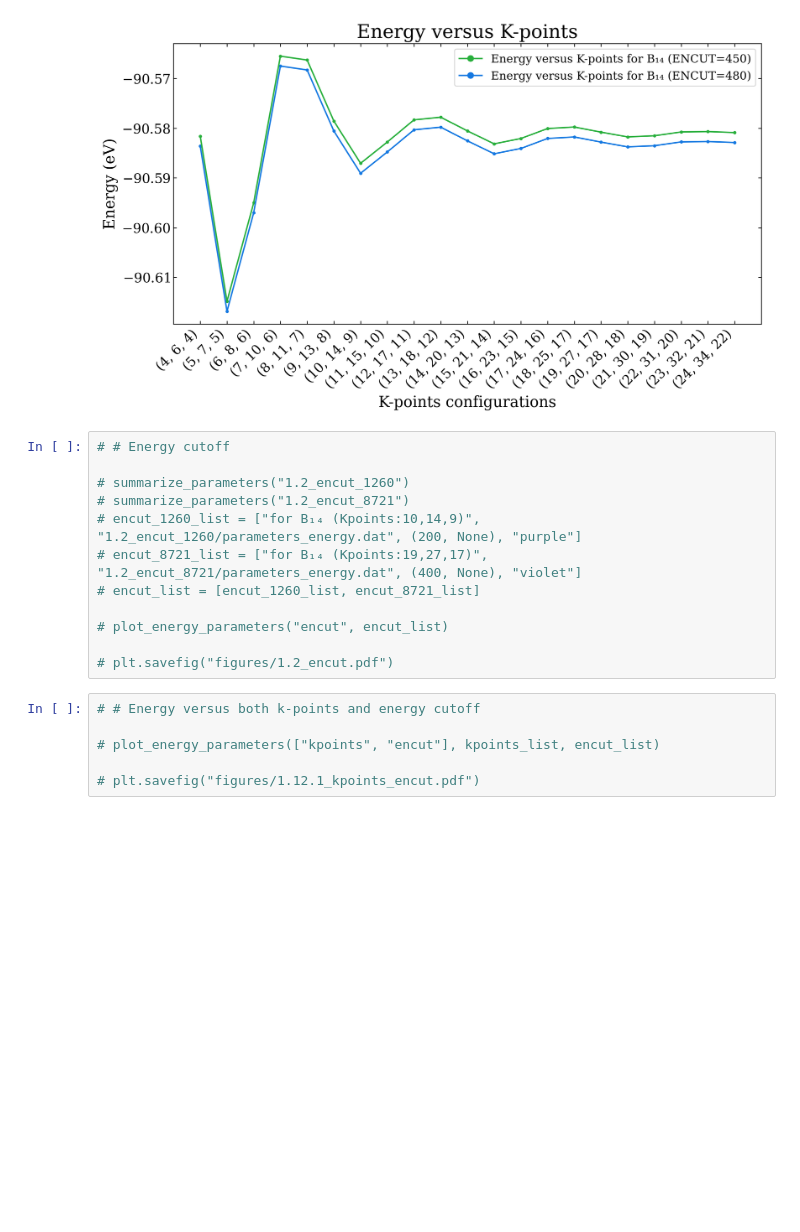
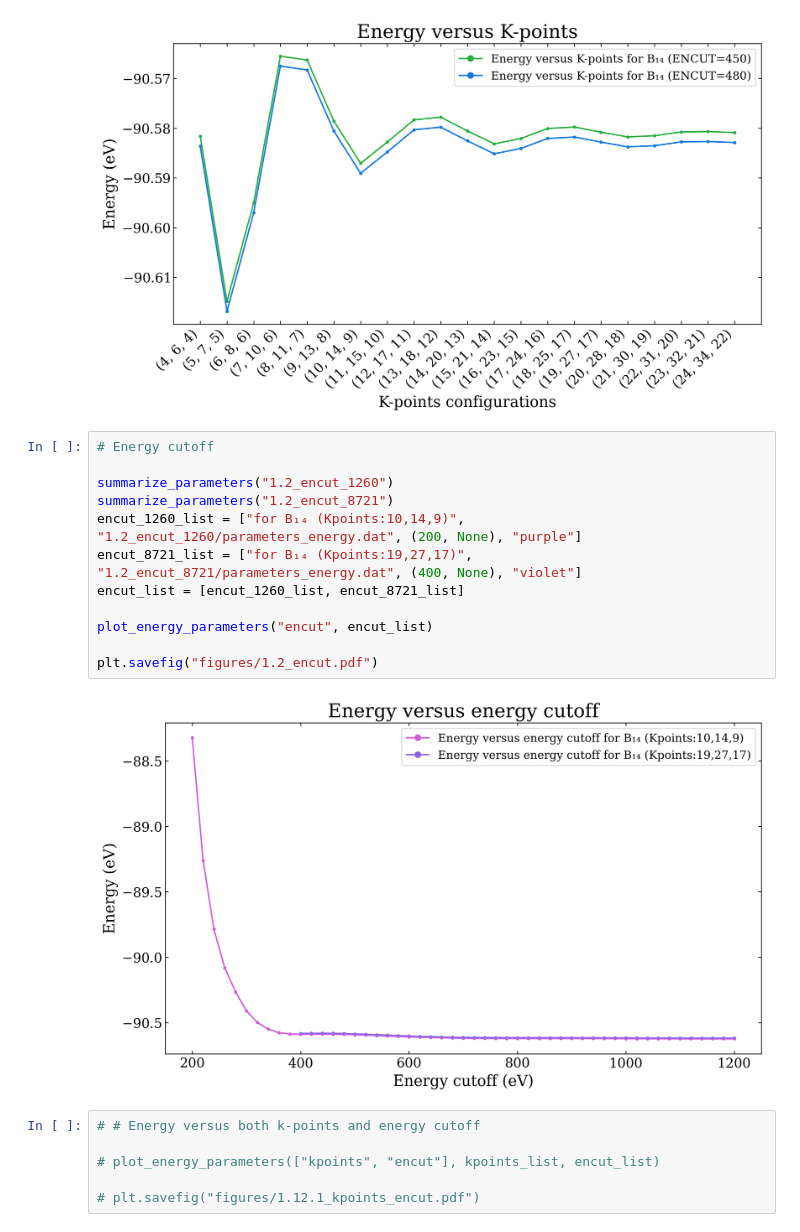
Before and after one commit to Photonico/o-B14_20241024, a Jupyter notebook: 1.0_convergence.ipynb, the cells around one changed output. Drawn from its saved outputs; the diff is of its cells as text; blank space fills up the shorter version.

```diff
--- a/1.0_convergence.ipynb
+++ b/1.0_convergence.ipynb
@@ -26,17 +26,19 @@ plt.savefig("figures/1.1_kpoints.pdf")
 # %% [output]
 [figure]
 # %%
-# # Energy cutoff
+# Energy cutoff
 
-# summarize_parameters("1.2_encut_1260")
-# summarize_parameters("1.2_encut_8721")
-# encut_1260_list = ["for B₁₄ (Kpoints:10,14,9)", "1.2_encut_1260/parameters_energy.dat", (200, None), "purple"]
-# encut_8721_list = ["for B₁₄ (Kpoints:19,27,17)", "1.2_encut_8721/parameters_energy.dat", (400, None), "violet"]
-# encut_list = [encut_1260_list, encut_8721_list]
+summarize_parameters("1.2_encut_1260")
+summarize_parameters("1.2_encut_8721")
+encut_1260_list = ["for B₁₄ (Kpoints:10,14,9)", "1.2_encut_1260/parameters_energy.dat", (200, None), "purple"]
+encut_8721_list = ["for B₁₄ (Kpoints:19,27,17)", "1.2_encut_8721/parameters_energy.dat", (400, None), "violet"]
+encut_list = [encut_1260_list, encut_8721_list]
 
-# plot_energy_parameters("encut", encut_list)
+plot_energy_parameters("encut", encut_list)
 
-# plt.savefig("figures/1.2_encut.pdf")
+plt.savefig("figures/1.2_encut.pdf")
+# %% [output]
+[figure, added]
 # %%
 # # Energy versus both k-points and energy cutoff
 
```
Also changed, not shown: 5 other files.
